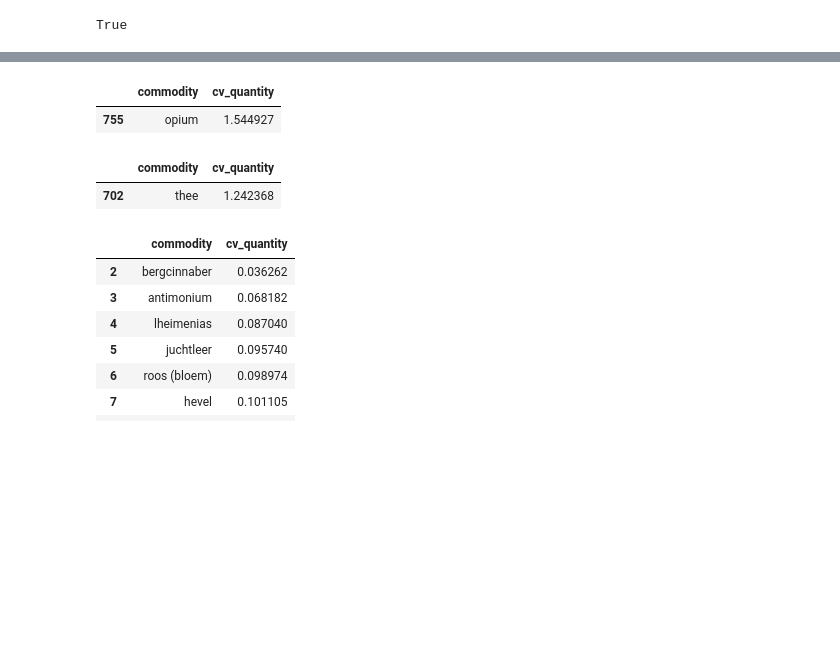
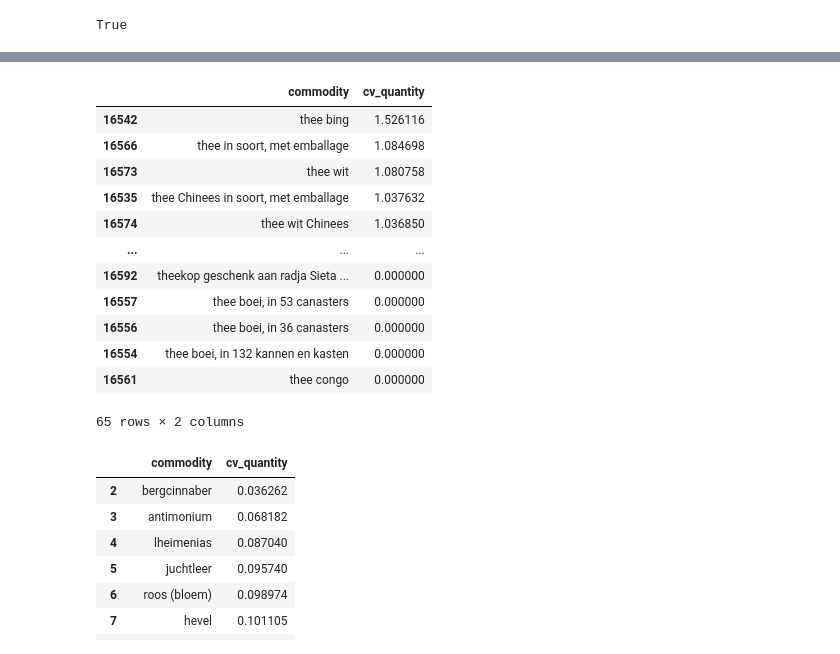
Before and after one commit to vera-pro/unstable-commodities, a Jupyter notebook: Shipping stability.ipynb, the cells around one changed output, grey strips where cells are left out. Cells and saved outputs as stored; diff of their text form; code cells hidden in the pictures; blank space fills up the shorter version.

```diff
--- a/Shipping stability.ipynb
+++ b/Shipping stability.ipynb
@@ -173,10 +198,10 @@ set(df_merged['voyDepartureYear'].tolist())
 # %%
 df_merged['decade'] = df_merged['voyDepartureYear'].map(lambda x: str((x //10)*10)+'s')
 # %%
-df_merged_clean = df_merged[['naam','carQuantityNumeric','carVoyageId',
+df_merged_clean = df_merged[['naam','nameComplete','carQuantityNumeric','carVoyageId',
                             'voyDepartureYear','decade']].drop_duplicates()
 
-df_merged_clean['appearance_count'] = df_merged_clean.groupby('naam')['naam'].transform('size')
+df_merged_clean['appearance_count'] = df_merged_clean.groupby('nameComplete')['nameComplete'].transform('size')
 df_merged_clean=df_merged_clean.sort_values(by='naam')
 df_merged_clean
 # %% [output]
@@ -222,17 +247,28 @@ uri_by_name = {label.lower():
               for label in [item['prefLabelNL']['value']]+[lbl for lbl in item['altLabelsNL']['value'].split('; ') if lbl]
              }
 
-def get_second_broadest_label(url='', cur_label=''):
+
+def get_category_chain(url='', cur_label='', chain=[]):
     '''
-    Recursively looking for the second-broadest label (category) in the thesaurus
+    Recursively looking for nested categories in the thesaurus
     '''
     if not url:
         url = uri_by_name[cur_label]
     if url not in parent_uri: # can't go any higher
-        return cur_label
+        return [cur_label]
     new_url = parent_uri[url]
     new_label = name_by_uri[new_url] if new_url in name_by_uri else name_by_uri[url]
-    return get_second_broadest_label(new_url, new_label)
+    return [cur_label] + get_category_chain(new_url, new_label)
+
+def get_category_chain_by_name(label):
+    return get_category_chain(url='',cur_label=label)
 
 def get_category_by_name(label):
-    return get_second_broadest_label(url='',cur_label=label)
+    chain = get_category_chain_by_name(label)
+    if chain[-1].startswith('Verwerkte'): # too broad, narrow down
+        return chain[-2]
+    if chain[-1].startswith('Voedsel'): # too broad
+        return chain[-2]
+    if chain[-1].startswith('Koffie, thee,'):
+        return chain[-2]
+    return chain[-1]
@@ -297,7 +332,7 @@ set(filtered_df['category'].tolist())
 # %%
 # Group by product and time period to get quantities by decade
 
-df_grouped = filtered_df.groupby(['naam', 'category', 'decade']).agg({'carQuantityNumeric': ['mean','std']}).reset_index()
+df_grouped = filtered_df.groupby(['nameComplete', 'category', 'decade']).agg({'carQuantityNumeric': ['mean','std']}).reset_index()
 
 print(df_grouped)
 # df_grouped = df_grouped.groupby(['naam', 'voyDepartureYear'])['carQuantityNumeric'].sum().reset_index()
@@ -372,0 +428,3 @@ df_volatility.tail(30)[::-1]
+# %%
+pd.set_option('display.max_colwidth', None)
+df_volatility[df_volatility['commodity'].str.startswith('opium')]
@@ -373,13 +450,19 @@ df_volatility.tail(30)[::-1]
 # %%
-df_volatility[df_volatility['commodity']=='opium']
+df_volatility[df_volatility['commodity'].str.startswith('thee')].sort_values('cv_quantity')[::-1]
 # %% [output]
 |  | commodity | cv_quantity |
-| 755 | opium | 1.544927 |
+| 16542 | thee bing | 1.526116 |
+| 16566 | thee in soort, met emballage | 1.084698 |
+| 16573 | thee wit | 1.080758 |
+| 16535 | thee Chinees in soort, met emballage | 1.037632 |
+| 16574 | thee wit Chinees | 1.036850 |
+| ... | ... | ... |
+| 16592 | theekop geschenk aan radja Sieta ... | 0.000000 |
+| 16557 | thee boei, in 53 canasters | 0.000000 |
+| 16556 | thee boei, in 36 canasters | 0.000000 |
+| 16554 | thee boei, in 132 kannen en kasten | 0.000000 |
+| 16561 | thee congo | 0.000000 |
+65 rows × 2 columns
-# %%
-df_volatility[df_volatility['commodity']=='thee']
-# %% [output]
-|  | commodity | cv_quantity |
-| 702 | thee | 1.242368 |
 # %%
 df_volatility[df_volatility['cv_quantity']>0].head(30)
 # %% [output]
```
Also changed, not shown: parts of 16 cells of this notebook.
